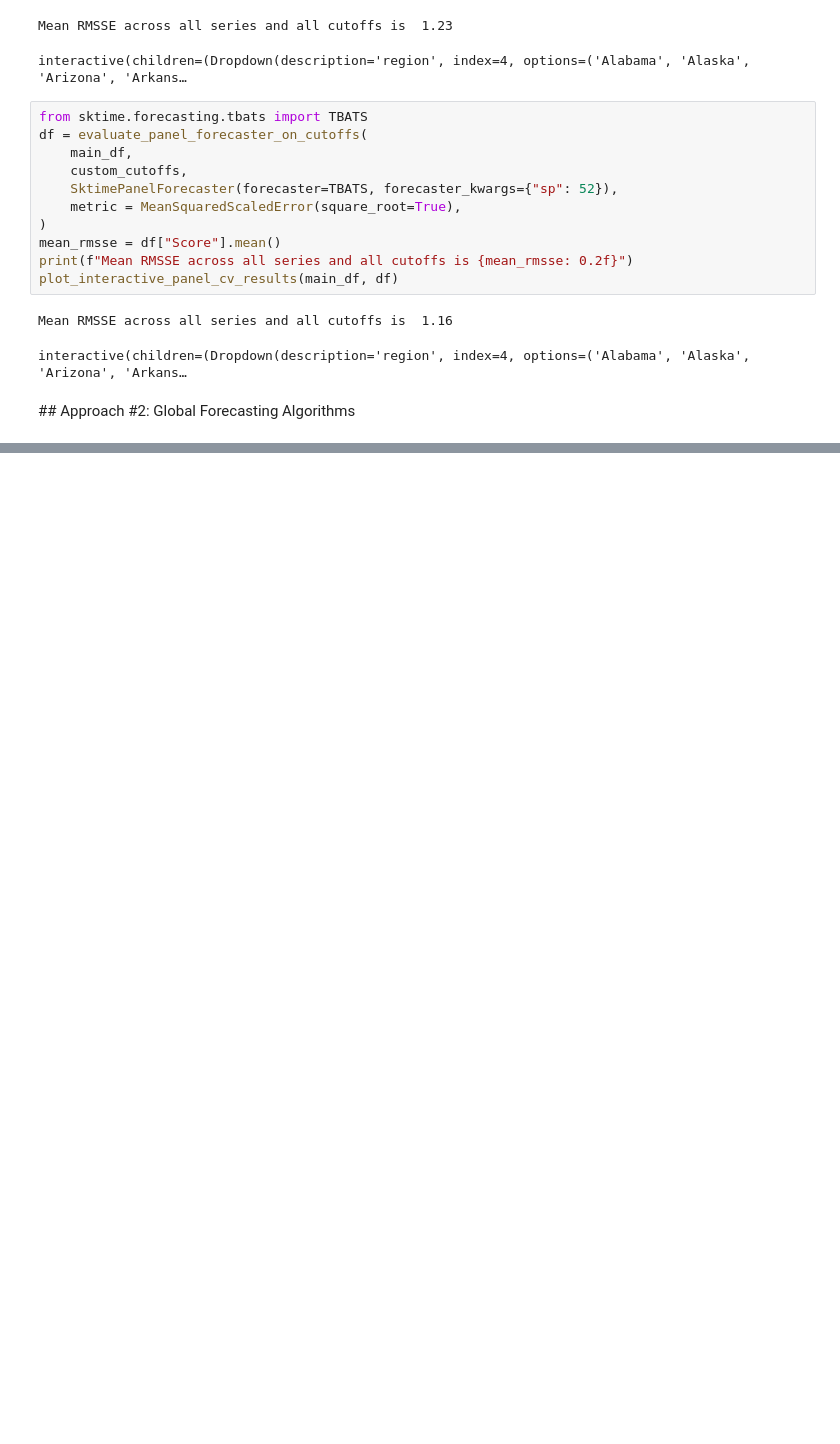
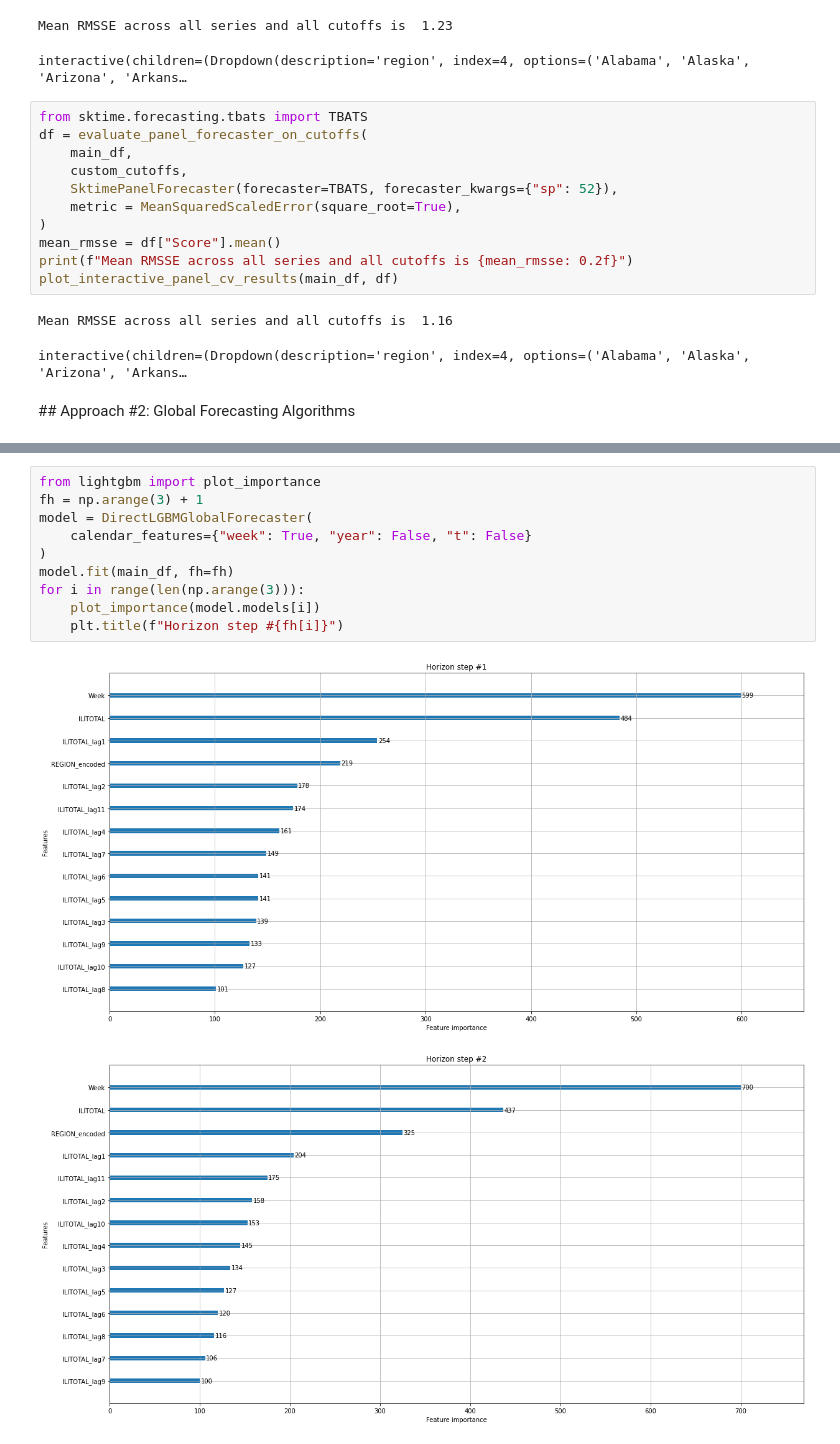
Before and after one commit to ltsaprounis/dsf-ts-forecasting, a Jupyter notebook: notebooks/04-panel-forecasting.ipynb, the cells around one changed output, grey strips where cells are left out. Saved outputs shown, nothing was run; the diff lists cells and outputs as text; blank space fills up the shorter version.

Commit message:
feature importance

```diff
--- a/notebooks/04-panel-forecasting.ipynb
+++ b/notebooks/04-panel-forecasting.ipynb
@@ -172,0 +183,13 @@ interactive(children=(Dropdown(description='region', index=4, options=('Alabama'
+# %%
+from lightgbm import plot_importance
+fh = np.arange(3) + 1
+model = DirectLGBMGlobalForecaster(
+    calendar_features={"week": True, "year": False, "t": False}
+)
+model.fit(main_df, fh=fh)
+for i in range(len(np.arange(3))):
+    plot_importance(model.models[i])
+    plt.title(f"Horizon step #{fh[i]}")
+# %% [output]
+[figure, added]
+[figure, added]
```
Also changed, not shown: parts of 5 cells of this notebook.
